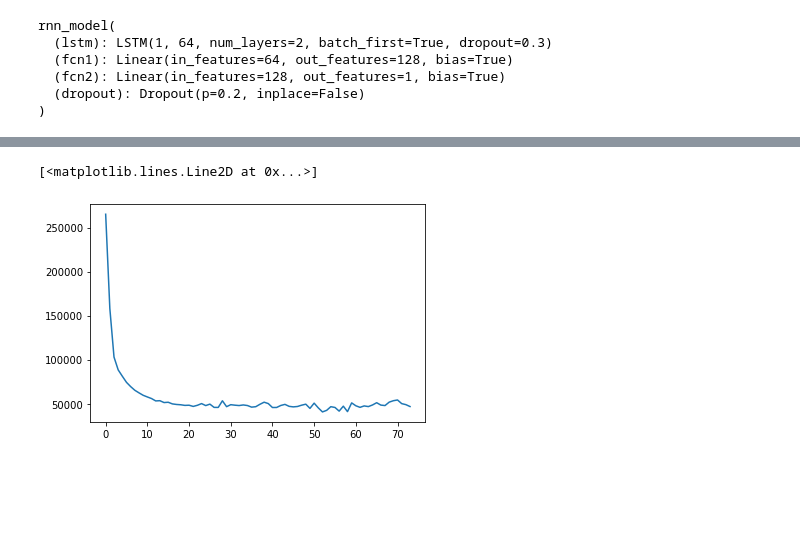
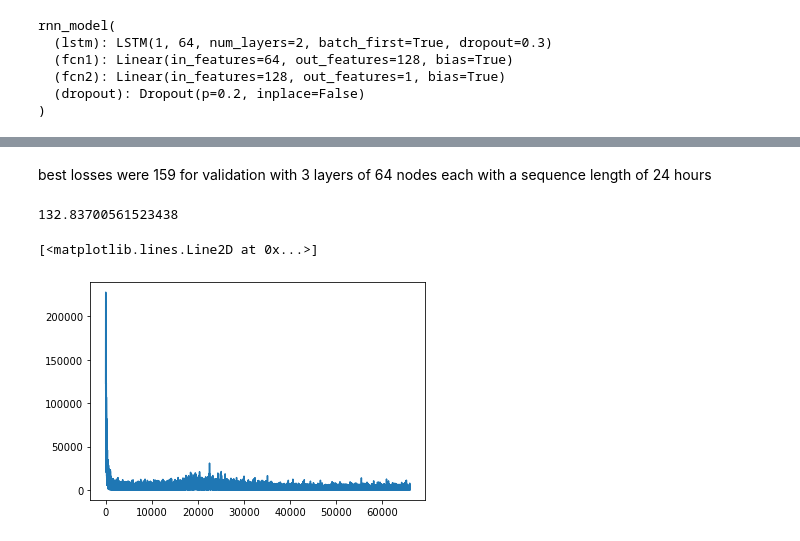
Before and after one commit to pwetherbee/rnn-for-trading, a Jupyter notebook: Ethereum Price Regression Using Deep RNN.ipynb, the cells around one changed output, grey strips where cells are left out. Drawn from its saved outputs; the diff is of its cells as text; code cells hidden in the pictures; blank space fills up the shorter version.

```diff
--- a/Ethereum Price Regression Using Deep RNN.ipynb
+++ b/Ethereum Price Regression Using Deep RNN.ipynb
@@ -43,0 +54,5 @@ data[55]
+# %%
+real_prices = data[-3000:]#this will be used later to plot real data vs predicitons
+data = data[:-3000]
+random.shuffle(data)
+data[0]
@@ -111,10 +134,10 @@ rnn_model(
 )
 # %%
 criterion = nn.MSELoss()
-optimizer = torch.optim.Adam(rnn.parameters(), lr=0.001)
+optimizer = torch.optim.Adam(rnn.parameters(), lr=0.001, weight_decay=1e-3)
 # %%
 
-epochs=50
+epochs=250
 counter=0
 clip=5 #gradient clipping to prevent exploding gradients common in lstms
 print_every=200
@@ -129,7 +152,7 @@ rnn.train()
 for e in range(epochs):
     #initialize hidden state
     h = rnn.init_hidden(batch_size)
-
+    print("Epoch", e)
     for inputs, labels in trainLoader:
         counter+=1
 
@@ -209,5 +223,9 @@ plt.plot(train_losses)
-# %%
-plt.plot(valid_losses)
-# %% [output]
-[<matplotlib.lines.Line2D at 0x...>]
-[figure, removed]
+# %% [markdown]
+best losses were 159 for validation with 3 layers of 64 nodes each with a sequence length of 24 hours
+# %%
+print(min(train_losses))
+plt.plot(train_losses[:])
+# %% [output]
+132.83700561523438
+[<matplotlib.lines.Line2D at 0x...>]
+[figure, added]
```
Also changed, not shown: parts of 24 cells of this notebook.
